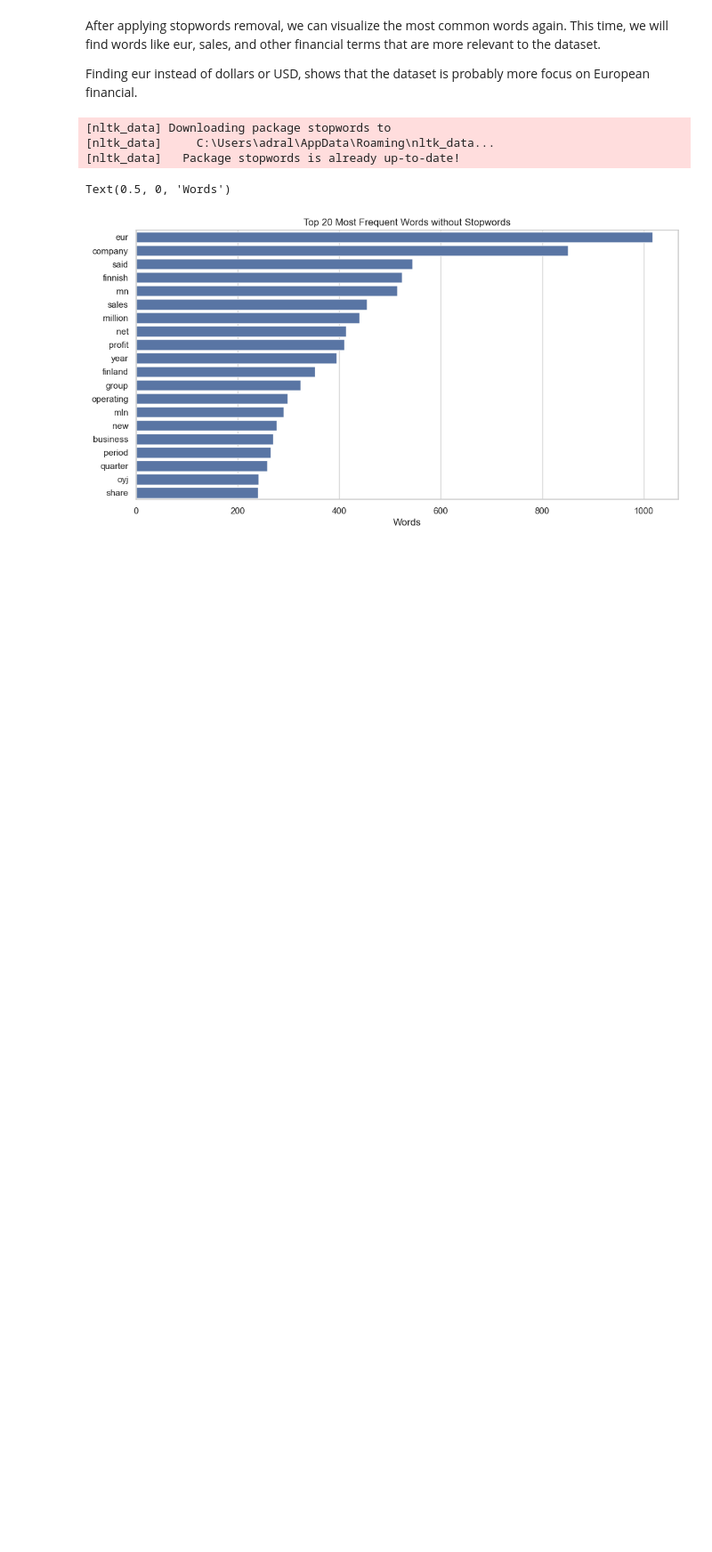
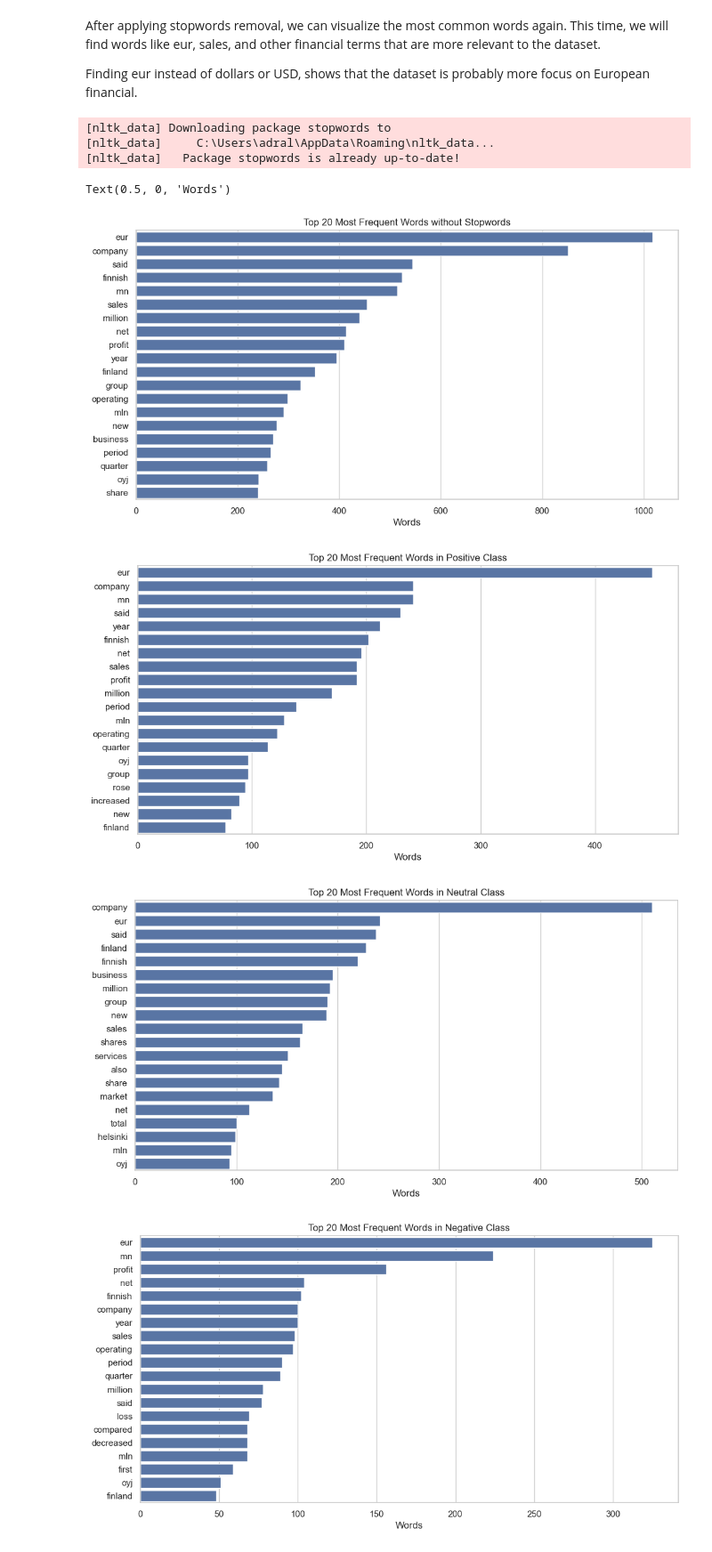
Before and after one commit to victorsobottka/nlp_finalproject_2025, a Jupyter notebook: 1_b_dataset_description.ipynb, the cells around one changed output. Shown at 89% size. Drawn from its saved outputs; the diff is of its cells as text; code cells hidden in the pictures; blank space fills up the shorter version.

```diff
--- a/1_b_dataset_description.ipynb
+++ b/1_b_dataset_description.ipynb
@@ -186,3 +188,34 @@ plt.xlabel('Words')
 [nltk_data]   Package stopwords is already up-to-date!
 Text(0.5, 0, 'Words')
 [figure]
+# %%
+# Below shows the top 20 most frequent words in the dataset by class withou stopwords
+
+def plot_top_words_by_class(df, class_name):
+    class_df = df[df['label_name'] == class_name]
+    all_words_class = []
+    for sentence in class_df['sentence']:
+        all_words_class.extend([w for w in tokenize(sentence) if w not in stop_words])
+
+
+    counter_class = Counter(all_words_class)
+    most_common_class = counter_class.most_common(20)
+
+    plt.figure(figsize=(12, 6))
+    vertical = True  # Set to True for vertical bars, False for horizontal
+    if vertical:
+        sns.set_style(style="whitegrid")
+    sns.barplot(y=[word for word, freq in most_common_class], x=[freq for word, freq in most_common_class])
+
+    plt.title(f'Top 20 Most Frequent Words in {class_name} Class')
+    plt.xlabel('Words')
+    plt.show()
+
+
+plot_top_words_by_class(df, 'Positive')
+plot_top_words_by_class(df, 'Neutral')
+plot_top_words_by_class(df, 'Negative')
+# %% [output]
+[figure, added]
+[figure, added]
+[figure, added]
```
Also changed, not shown: parts of 1 cell of this notebook.
